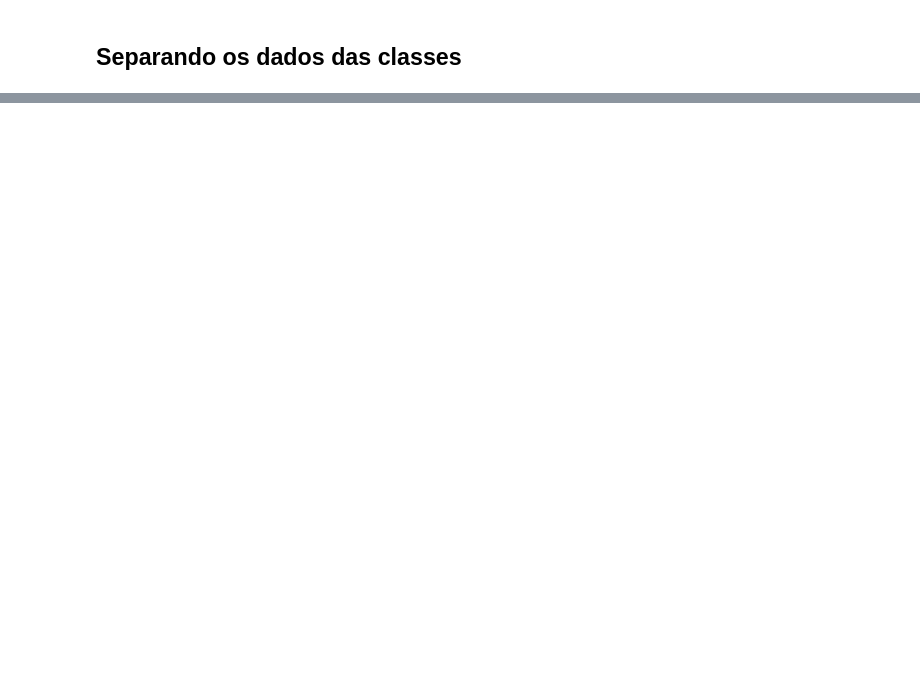
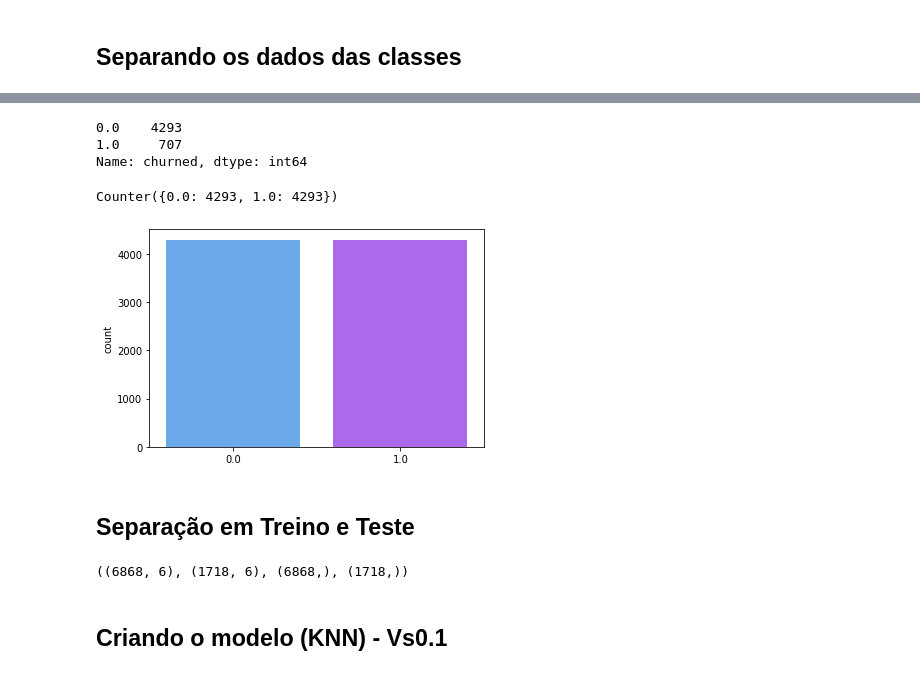
Before and after one commit to fabiolapugli/Churn_Prediction, a Jupyter notebook: ChurnPrediction_KNN_Fabiola.ipynb, the cells around one changed output, grey strips where cells are left out. Cells and saved outputs as stored; diff of their text form; code cells hidden in the pictures; blank space fills up the shorter version.

```diff
--- a/ChurnPrediction_KNN_Fabiola.ipynb
+++ b/ChurnPrediction_KNN_Fabiola.ipynb
@@ -590,0 +220,22 @@ plt.show()
+# %%
+target.value_counts()
+# %% [output]
+0.0    4293
+1.0     707
+Name: churned, dtype: int64
+# %%
+from imblearn.over_sampling import SMOTE
+
+smt = SMOTE(sampling_strategy="minority")
+previsores, target = smt.fit_sample(previsores, target)
+# %%
+counter = Counter(target)
+print(counter)
+# %% [output]
+Counter({0.0: 4293, 1.0: 4293})
+# %%
+ax = sns.countplot(x=target, palette = 'cool')
+# %% [output]
+[figure, added]
+# %% [markdown]
+## **Separação em Treino e Teste**
@@ -590,0 +244,6 @@ plt.show()
+# %%
+P_treino.shape, P_teste.shape, Target_treino.shape, Target_teste.shape
+# %% [output]
+((6868, 6), (1718, 6), (6868,), (1718,))
+# %% [markdown]
+## **Criando o modelo (KNN) - Vs0.1**
```
Also changed, not shown: parts of 98 cells of this notebook.
